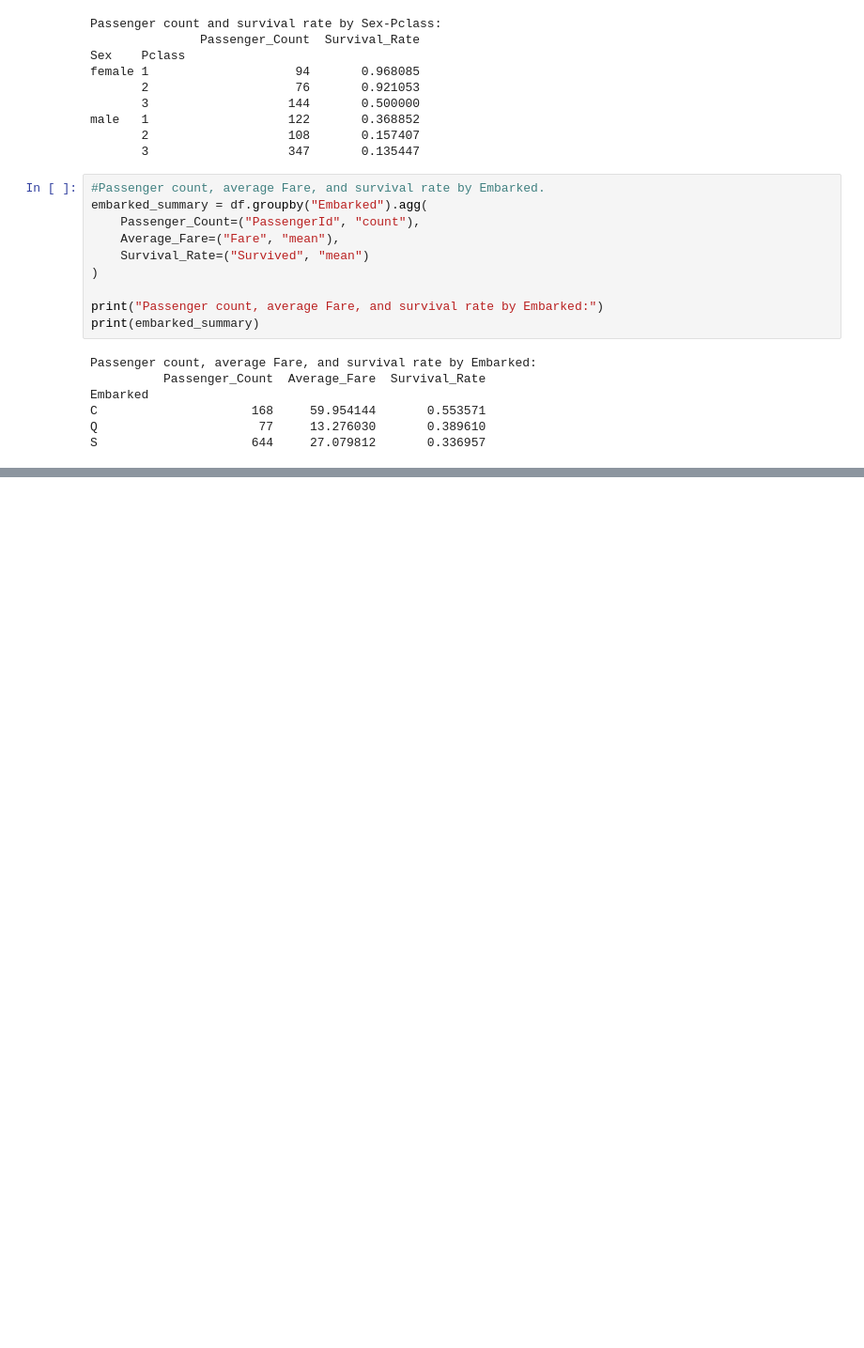
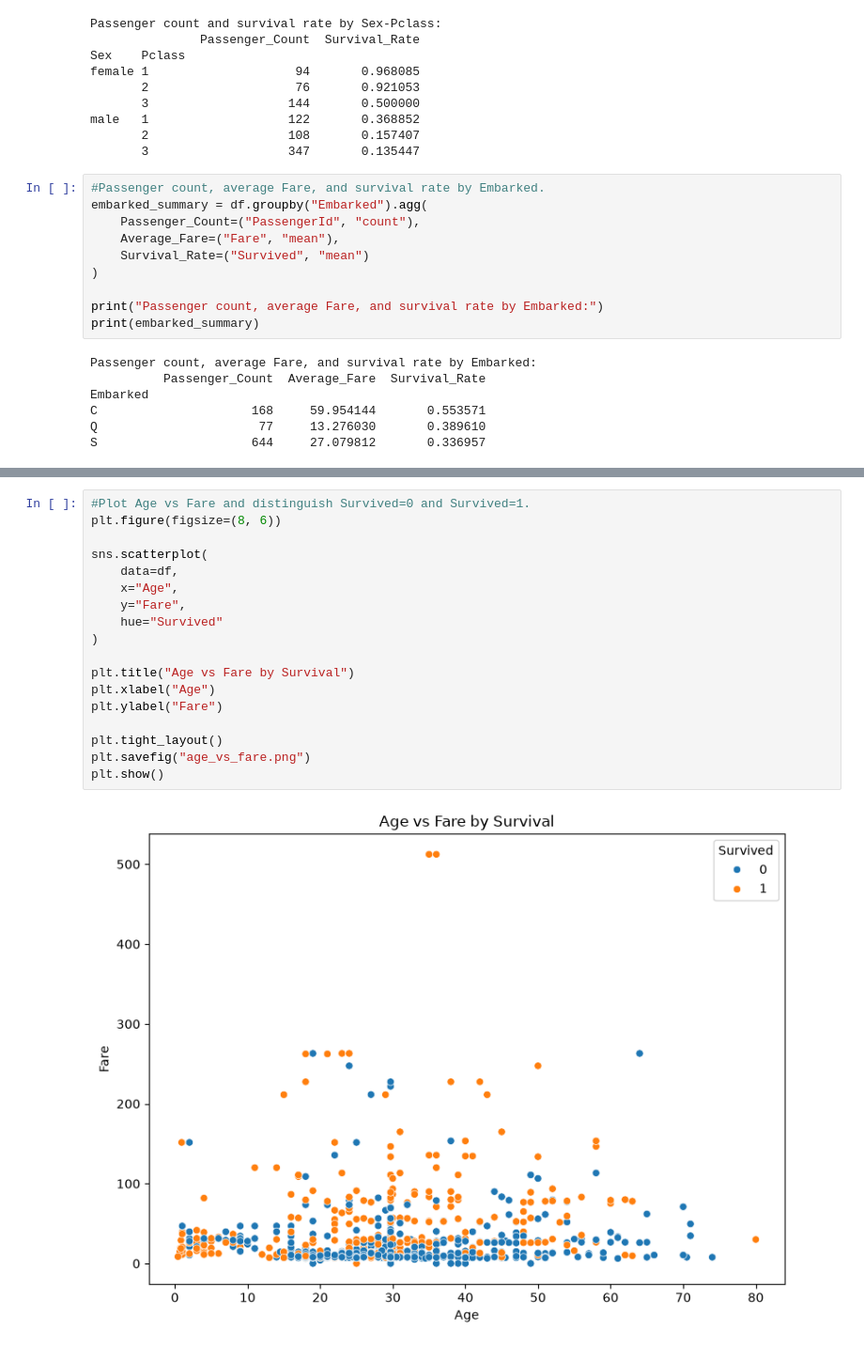
Before and after one commit to aaryaa30/202618036_AryaSuthar_DS605, a Jupyter notebook: 202618036_LAB02_DS605/202618036_LAB02_DS605.ipynb, the cells around one changed output, grey strips where cells are left out. Shown at 94% size. Cells and saved outputs as stored; diff of their text form; blank space fills up the shorter version.

```diff
--- a/202618036_LAB02_DS605/202618036_LAB02_DS605.ipynb
+++ b/202618036_LAB02_DS605/202618036_LAB02_DS605.ipynb
@@ -659,0 +897,20 @@ S                     644     27.079812       0.336957
+# %%
+#Plot Age vs Fare and distinguish Survived=0 and Survived=1.
+plt.figure(figsize=(8, 6))
+
+sns.scatterplot(
+    data=df,
+    x="Age",
+    y="Fare",
+    hue="Survived"
+)
+
+plt.title("Age vs Fare by Survival")
+plt.xlabel("Age")
+plt.ylabel("Fare")
+
+plt.tight_layout()
+plt.savefig("age_vs_fare.png")
+plt.show()
+# %% [output]
+[figure, added]
```
Also changed, not shown: parts of 18 cells of this notebook, 6 other files.
